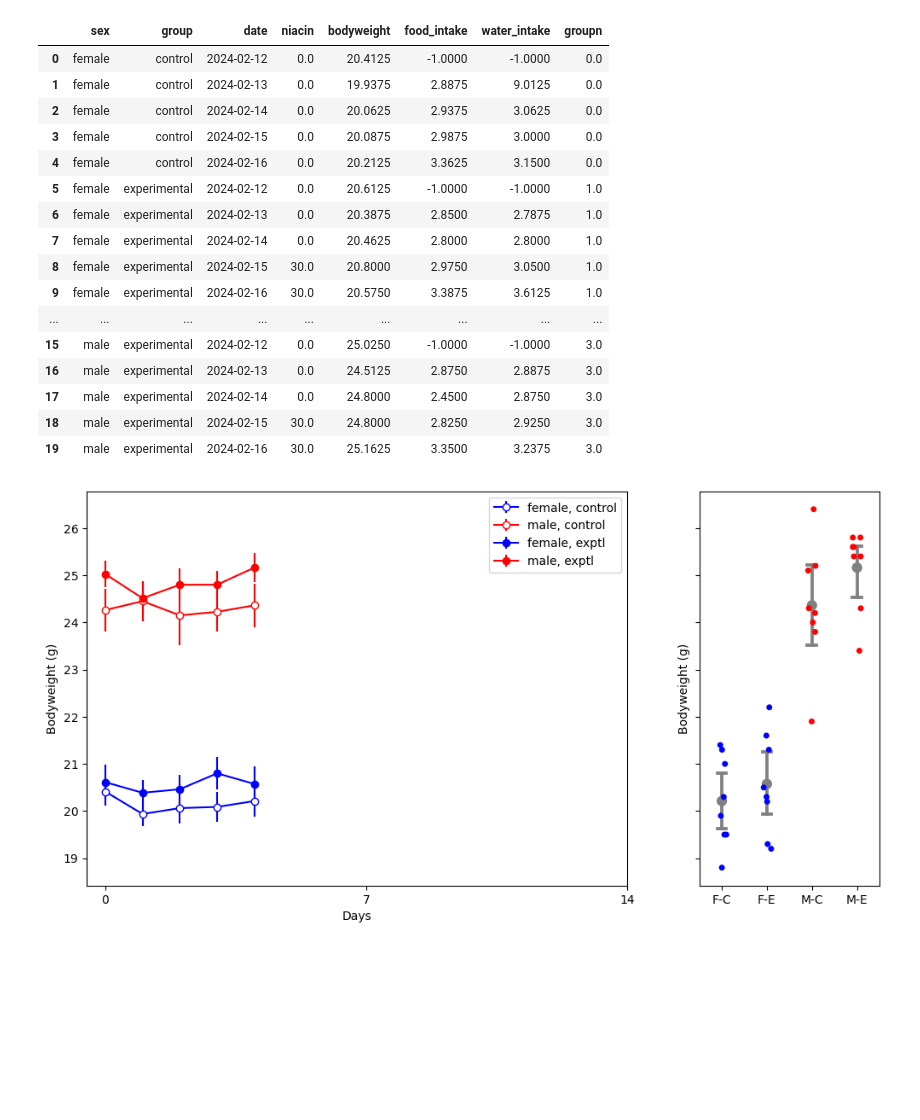
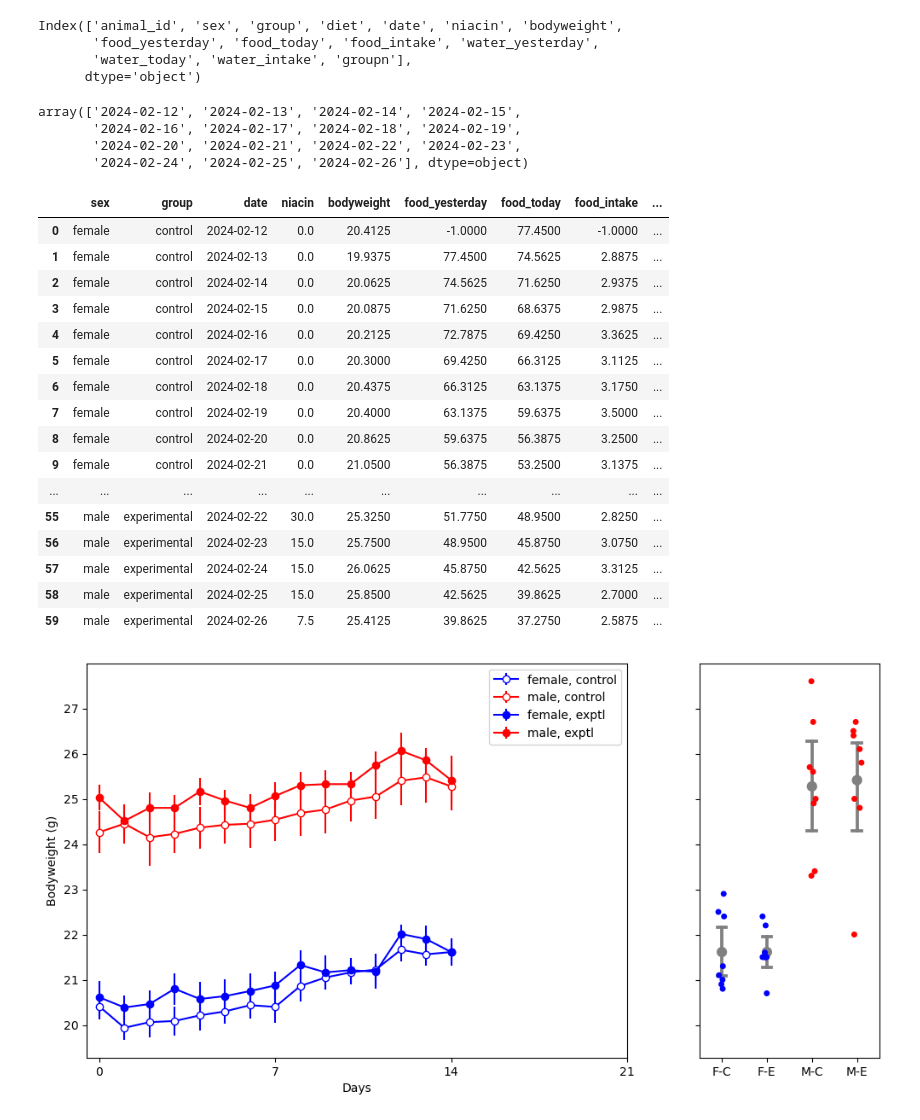
Before and after one commit to marijevisser/niacin, a Jupyter notebook: scripts/niacin_daily_analysis.ipynb, the cells around one changed output. Drawn from its saved outputs; the diff is of its cells as text; code cells hidden in the pictures; blank space fills up the shorter version.

```diff
--- a/scripts/niacin_daily_analysis.ipynb
+++ b/scripts/niacin_daily_analysis.ipynb
@@ -6,10 +6,10 @@ import matplotlib.pyplot as plt
 import seaborn as sns
 import trompy as tp
 # %%
-# read in csv file(s)
+# read in data
 PATH_TO_WORKBOOK = Path("C:/Users/jmc010/UiT Office 365/O365-Pipette 2 - Documents/People/Marije")
-EXCEL_WORKBOOK = "measurements_b3_1.xls"
-rows, header = tp.metafilereader(str(PATH_TO_WORKBOOK / EXCEL_WORKBOOK), sheetname="metafile_niacin")
+EXCEL_WORKBOOK = "measurements_b3_1.xlsx"
+rows, header = tp.metafilereader(PATH_TO_WORKBOOK / EXCEL_WORKBOOK, sheetname="metafile_niacin")
 
 
 # how about a google drive but that we save a csv file for every day
@@ -31,11 +29,13 @@ def get_value(row):
 def tweak_df(df):
 
     return (df
-            .query("bodyweight != ''")
+            # .query("bodyweight != ''")
+            .query("bodyweight.notna()", engine="python")
             .astype({"sex": "category",
                      "group": "category",
                      "diet": "category",
                      "bodyweight": float,
+                     "food_yesterday": float,
                      "food_intake": float,
                      "water_intake": float
                      }
@@ -78,30 +62,45 @@ water_today          object
 water_intake        float64
 groupn                int64
 dtype: object
+# %%
+df.columns
+# %% [output]
+Index(['animal_id', 'sex', 'group', 'diet', 'date', 'niacin', 'bodyweight',
+       'food_yesterday', 'food_today', 'food_intake', 'water_yesterday',
+       'water_today', 'water_intake', 'groupn'],
+      dtype='object')
+# %%
+df.animal_id.unique()
+df.date.unique()
+# %% [output]
+array(['2024-02-12', '2024-02-13', '2024-02-14', '2024-02-15',
+       '2024-02-16', '2024-02-17', '2024-02-18', '2024-02-19',
+       '2024-02-20', '2024-02-21', '2024-02-22', '2024-02-23',
+       '2024-02-24', '2024-02-25', '2024-02-26'], dtype=object)
 # %%
-df.groupby(["sex", "group", "date"]).mean().reset_index()
+df.groupby(["sex", "group", "date"]).mean(numeric_only=True).reset_index()
 # %% [output]
-|  | sex | group | date | niacin | bodyweight | food_intake | water_intake | groupn |
-| 0 | female | control | 2024-02-12 | 0.0 | 20.4125 | -1.0000 | -1.0000 | 0.0 |
-| 1 | female | control | 2024-02-13 | 0.0 | 19.9375 | 2.8875 | 9.0125 | 0.0 |
-| 2 | female | control | 2024-02-14 | 0.0 | 20.0625 | 2.9375 | 3.0625 | 0.0 |
-| 3 | female | control | 2024-02-15 | 0.0 | 20.0875 | 2.9875 | 3.0000 | 0.0 |
-| 4 | female | control | 2024-02-16 | 0.0 | 20.2125 | 3.3625 | 3.1500 | 0.0 |
-| 5 | female | experimental | 2024-02-12 | 0.0 | 20.6125 | -1.0000 | -1.0000 | 1.0 |
-| 6 | female | experimental | 2024-02-13 | 0.0 | 20.3875 | 2.8500 | 2.7875 | 1.0 |
-| 7 | female | experimental | 2024-02-14 | 0.0 | 20.4625 | 2.8000 | 2.8000 | 1.0 |
-| 8 | female | experimental | 2024-02-15 | 30.0 | 20.8000 | 2.9750 | 3.0500 | 1.0 |
-| 9 | female | experimental | 2024-02-16 | 30.0 | 20.5750 | 3.3875 | 3.6125 | 1.0 |
-| ... | ... | ... | ... | ... | ... | ... | ... | ... |
-| 15 | male | experimental | 2024-02-12 | 0.0 | 25.0250 | -1.0000 | -1.0000 | 3.0 |
-| 16 | male | experimental | 2024-02-13 | 0.0 | 24.5125 | 2.8750 | 2.8875 | 3.0 |
-| 17 | male | experimental | 2024-02-14 | 0.0 | 24.8000 | 2.4500 | 2.8750 | 3.0 |
-| 18 | male | experimental | 2024-02-15 | 30.0 | 24.8000 | 2.8250 | 2.9250 | 3.0 |
-| 19 | male | experimental | 2024-02-16 | 30.0 | 25.1625 | 3.3500 | 3.2375 | 3.0 |
+|  | sex | group | date | niacin | bodyweight | food_yesterday | food_today | food_intake | ... |
+| 0 | female | control | 2024-02-12 | 0.0 | 20.4125 | -1.0000 | 77.4500 | -1.0000 | ... |
+| 1 | female | control | 2024-02-13 | 0.0 | 19.9375 | 77.4500 | 74.5625 | 2.8875 | ... |
+| 2 | female | control | 2024-02-14 | 0.0 | 20.0625 | 74.5625 | 71.6250 | 2.9375 | ... |
+| 3 | female | control | 2024-02-15 | 0.0 | 20.0875 | 71.6250 | 68.6375 | 2.9875 | ... |
+| 4 | female | control | 2024-02-16 | 0.0 | 20.2125 | 72.7875 | 69.4250 | 3.3625 | ... |
+| 5 | female | control | 2024-02-17 | 0.0 | 20.3000 | 69.4250 | 66.3125 | 3.1125 | ... |
+| 6 | female | control | 2024-02-18 | 0.0 | 20.4375 | 66.3125 | 63.1375 | 3.1750 | ... |
+| 7 | female | control | 2024-02-19 | 0.0 | 20.4000 | 63.1375 | 59.6375 | 3.5000 | ... |
+| 8 | female | control | 2024-02-20 | 0.0 | 20.8625 | 59.6375 | 56.3875 | 3.2500 | ... |
+| 9 | female | control | 2024-02-21 | 0.0 | 21.0500 | 56.3875 | 53.2500 | 3.1375 | ... |
+| ... | ... | ... | ... | ... | ... | ... | ... | ... | ... |
+| 55 | male | experimental | 2024-02-22 | 30.0 | 25.3250 | 51.7750 | 48.9500 | 2.8250 | ... |
+| 56 | male | experimental | 2024-02-23 | 15.0 | 25.7500 | 48.9500 | 45.8750 | 3.0750 | ... |
+| 57 | male | experimental | 2024-02-24 | 15.0 | 26.0625 | 45.8750 | 42.5625 | 3.3125 | ... |
+| 58 | male | experimental | 2024-02-25 | 15.0 | 25.8500 | 42.5625 | 39.8625 | 2.7000 | ... |
+| 59 | male | experimental | 2024-02-26 | 7.5 | 25.4125 | 39.8625 | 37.2750 | 2.5875 | ... |
 # %%
 # Find mean and SEM of all data
-mean = df.groupby(["sex", "group", "date"]).mean().reset_index()
-sem = df.groupby(["sex", "group", "date"]).sem().reset_index()
+mean = df.groupby(["sex", "group", "date"]).mean(numeric_only=True).reset_index()
+sem = df.groupby(["sex", "group", "date"]).sem(numeric_only=True).reset_index()
 
 # Generate figure with two subplots
 f, ax = plt.subplots(ncols=2, figsize=(12, 6), sharey=True,
@@ -130,34 +129,34 @@ ax[0].errorbar(x,
                marker="o", markerfacecolor="blue", color="blue",
                label="female, exptl")
 
 ax[0].errorbar(x,
                mean.query("sex == 'male' and group == 'experimental'").bodyweight,
                yerr=sem.query("sex == 'male' and group == 'experimental'").bodyweight,
                marker="o", markerfacecolor="red", color="red",
                label="male, exptl")
 
 # Set x axis limits and ticks
-ax[0].set_xlim([-0.5,14])
-ax[0].set_xticks([0,7,14])
+ax[0].set_xlim([-0.5,21])
+ax[0].set_xticks([0,7,14,21])
 
 # Add labels
 ax[0].set_ylabel("Bodyweight (g)")
 ax[0].set_xlabel("Days")
 
 ax[0].legend()
 
 # Plot today's data in second subplot
 today = df.date.max()
 today_df = df.query("date == @today")
 
 palette = ["blue", "blue", "red", "red"]
 
 sns.stripplot(data=today_df, x="groupn", y="bodyweight", hue="groupn", palette=palette, ax=ax[1])
-sns.pointplot(data=today_df, x='groupn', y='bodyweight', capsize=.2, color="grey", markers='o', markerfacecolor="white", join=False, ax=ax[1])
+sns.pointplot(data=today_df, x='groupn', y='bodyweight', capsize=.2, color="grey", markers='o', join=False, ax=ax[1])
 
 ax[1].set_xticklabels(["F-C", "F-E", "M-C", "M-E"])
 ax[1].set_xlabel("")
 ax[1].set_ylabel("Bodyweight (g)")
 ax[1].legend().remove()
 # %% [output]
-[figure, old version]
+[figure, new version]
```
Also changed, not shown: parts of 10 cells of this notebook, 1 other file.
